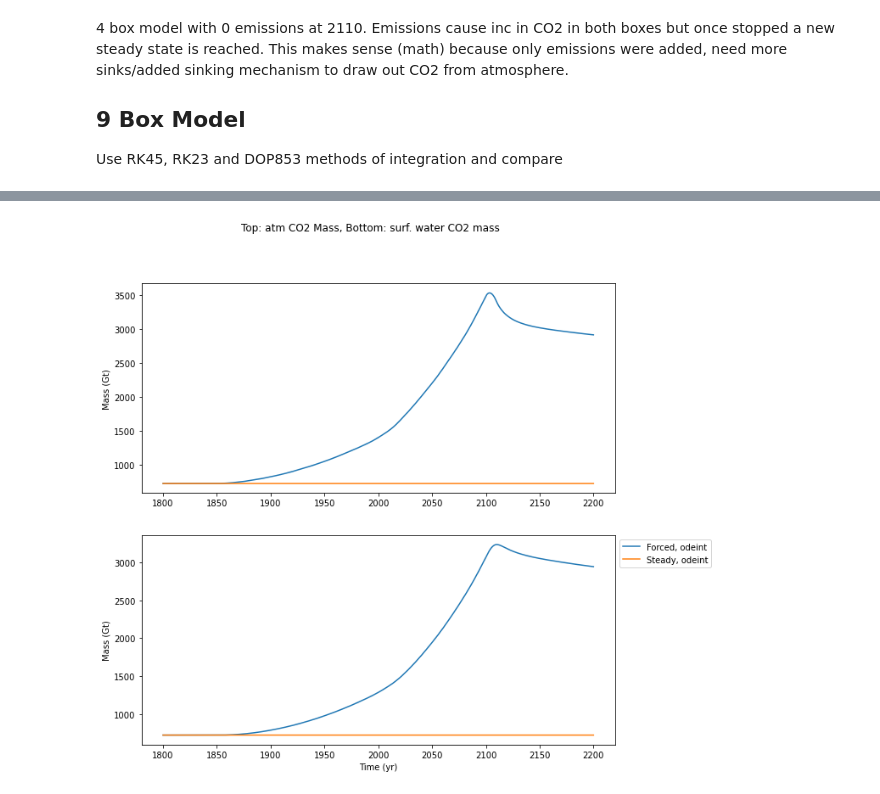
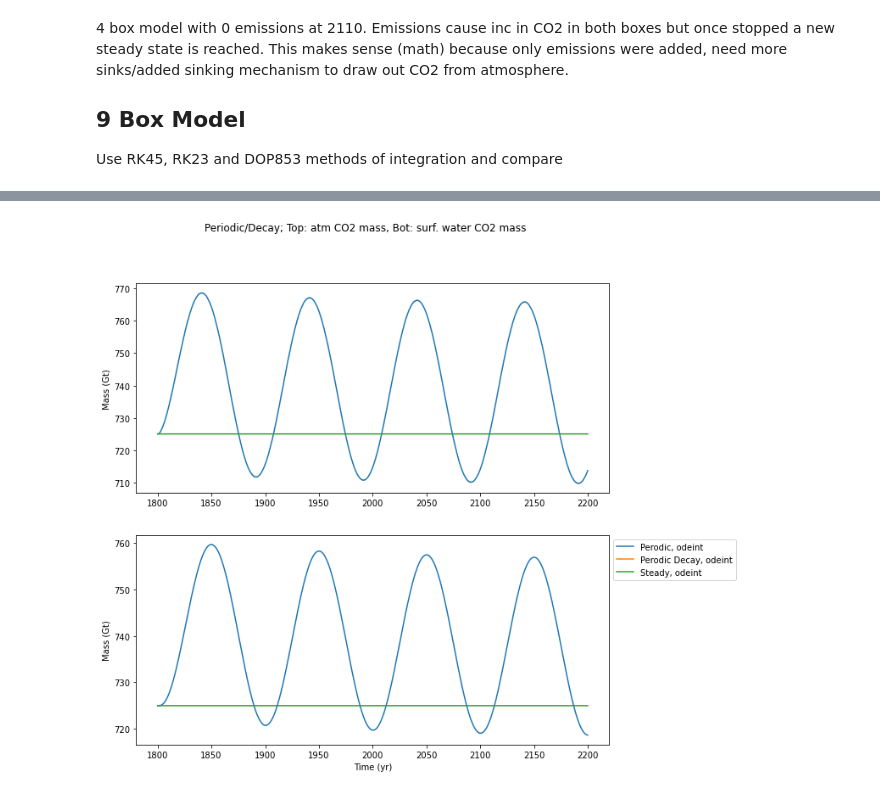
Before and after one commit to cmparr/EOSC453, a Jupyter notebook: Assignment1.ipynb, the cells around one changed output, grey strips where cells are left out. Cells and saved outputs as stored; diff of their text form; code cells hidden in the pictures.

Commit message:
figure changes

```diff
--- a/Assignment1.ipynb
+++ b/Assignment1.ipynb
@@ -68,0 +124,25 @@ Msteady = sci.solve_ivp(MassFlux, t, M0_9, method="RK45", vectorized = True, max
+# %%
+## Question 2: modify emissions to maintain 2000AD value indefinetly, plot box 1 and 2
+Mforced = sci.solve_ivp(MassFlux, t, M0_9, method="RK45", vectorized = True, args=(2, 2)) ## t first bc Mass flux function needs t first for rk4 func.
+Msteady = sci.solve_ivp(MassFlux, t, M0_9, method="RK45", vectorized = True, args=(0, 0))
+# %%
+## PLOTTING
+plt.figure(figsize = [10, 10])
+plt.suptitle('Box Model (RK45) to maintain 2000AD emissions value: Atmospheric and Surface Water Level CO2')
+
+for i in range(1, 3):
+    box_num = i-1
+    # plt.subplot(2,1,i)
+    plt.plot(Mforced.t, Mforced.y[box_num, :], label = 'Forced, odeint')
+    plt.plot(Msteady.t, Msteady.y[box_num, :], label = 'Steady, odeint')
+    #plt.plot(trk, Mrk_real[:, box_num], label = 'forced, rk4')
+    #plt.plot(trk, Mrkss_real[:, box_num], label = 'steady, rk4')
+    #plt.xlim([1800, t[-1]])
+    #plt.ylim([0,1500])
+
+plt.xlabel('Time (yr)')
+plt.ylabel("Mass (Gt)")
+plt.legend(('$Forced_{atmos}$', '$Steady_{atmos}$', '$Forced_{surfwater}$', '$Steady_{surfwater}$'), bbox_to_anchor=(1,1), loc="upper left")
+plt.tight_layout()
+plt.savefig('9boxmodel_q2.png')
+plt.show()
@@ -69,21 +151,28 @@ Msteady = sci.solve_ivp(MassFlux, t, M0_9, method="RK45", vectorized = True, max
+# %%
+## Question 3: modify emissions to investigate periodic and decaying periodic CO2 forcing
+#removing max_step from 2nd last argument for now
+Mforced_periodic = sci.solve_ivp(MassFlux, t, M0_9, method="RK45", vectorized = True, args=(3, 3))
+Mforced_decay = sci.solve_ivp(MassFlux, t, M0_9, method="RK45", vectorized = True, args=(4, 4))
+Msteady = sci.solve_ivp(MassFlux, t, M0_9, method="RK45", vectorized = True, args=(0, 0))
 # %%
 ## PLOTTING
 plt.figure(figsize = [10, 10])
-plt.suptitle('Top: atm CO2 Mass, Bottom: surf. water CO2 mass')
+plt.suptitle('Periodic/Decay; Top: atm CO2 mass, Bot: surf. water CO2 mass')
 
 for i in range(1, 3):
     box_num = i-1
     plt.subplot(2,1,i)
-    plt.plot(Mforced.t, Mforced.y[box_num, :], label = 'Forced, odeint')
+    plt.plot(Mforced_periodic.t, Mforced_periodic.y[box_num, :], label = 'Perodic, odeint')
+    plt.plot(Mforced_decay.t, Mforced_decay.y[box_num, :], label = 'Perodic Decay, odeint')
     plt.plot(Msteady.t, Msteady.y[box_num, :], label = 'Steady, odeint')
     #plt.plot(trk, Mrk_real[:, box_num], label = 'forced, rk4')
     #plt.plot(trk, Mrkss_real[:, box_num], label = 'steady, rk4')
     plt.ylabel("Mass (Gt)")
     #plt.xlim([1800, t[-1]])
     #plt.ylim([0,1500])
 
 plt.xlabel('Time (yr)')
 plt.legend(bbox_to_anchor=(1,1), loc="upper left")
 plt.show()
 # %% [output]
-[figure, old version]
+[figure, new version]
```
Also changed, not shown: parts of 10 cells of this notebook, 1 other file.
